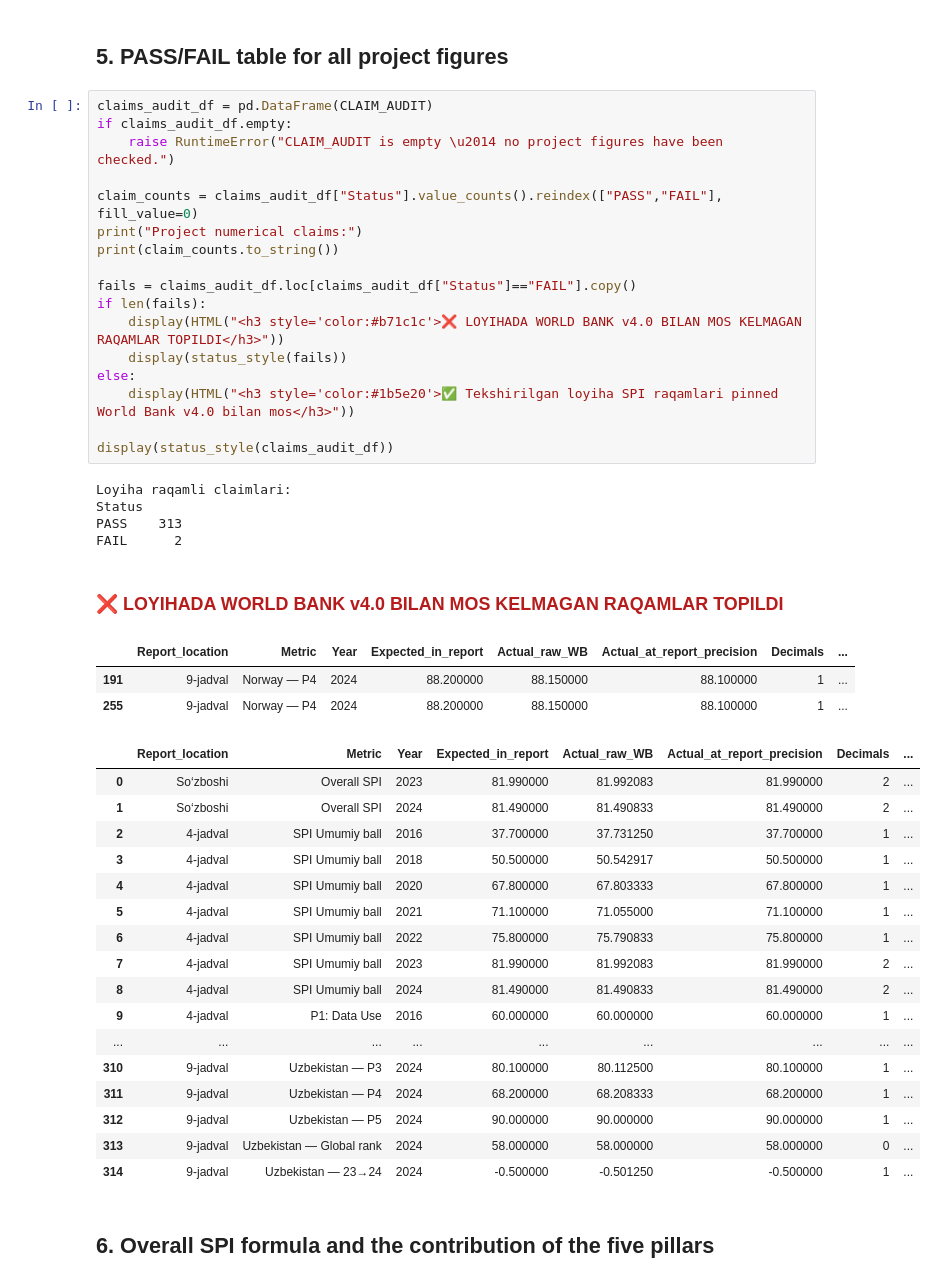
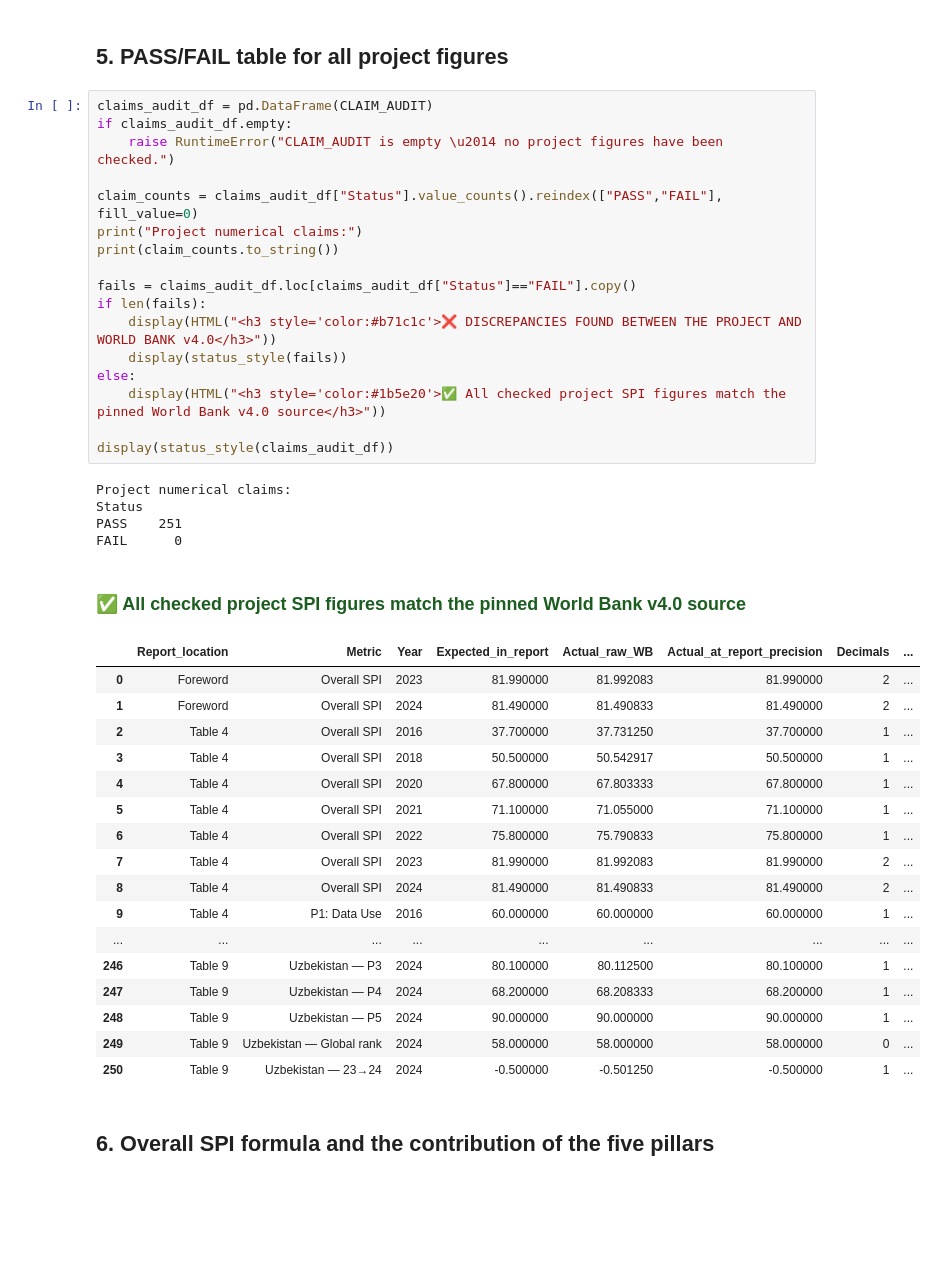
Before and after one commit to sanaqulov27-eng/Uzbekistan-SPI-verification, a Jupyter notebook: UZBEKISTAN SPI v4 0 VERIFICATION.ipynb, the cells around one changed output. Saved outputs shown, nothing was run; the diff lists cells and outputs as text; blank space fills up the shorter version.

```diff
--- a/UZBEKISTAN SPI v4 0 VERIFICATION.ipynb
+++ b/UZBEKISTAN SPI v4 0 VERIFICATION.ipynb
@@ -764,46 +766,43 @@ display(international_table.round(4))
 # %%
 claims_audit_df = pd.DataFrame(CLAIM_AUDIT)
 if claims_audit_df.empty:
     raise RuntimeError("CLAIM_AUDIT is empty \u2014 no project figures have been checked.")
 
 claim_counts = claims_audit_df["Status"].value_counts().reindex(["PASS","FAIL"], fill_value=0)
 print("Project numerical claims:")
 print(claim_counts.to_string())
 
 fails = claims_audit_df.loc[claims_audit_df["Status"]=="FAIL"].copy()
 if len(fails):
-    display(HTML("<h3 style='color:#b71c1c'>❌ LOYIHADA WORLD BANK v4.0 BILAN MOS KELMAGAN RAQAMLAR TOPILDI</h3>"))
+    display(HTML("<h3 style='color:#b71c1c'>❌ DISCREPANCIES FOUND BETWEEN THE PROJECT AND WORLD BANK v4.0</h3>"))
     display(status_style(fails))
 else:
-    display(HTML("<h3 style='color:#1b5e20'>✅ Tekshirilgan loyiha SPI raqamlari pinned World Bank v4.0 bilan mos</h3>"))
+    display(HTML("<h3 style='color:#1b5e20'>✅ All checked project SPI figures match the pinned World Bank v4.0 source</h3>"))
 
 display(status_style(claims_audit_df))
 # %% [output]
-Loyiha raqamli claimlari:
+Project numerical claims:
 Status
-PASS    313
-FAIL      2
+PASS    251
+FAIL      0
-❌ LOYIHADA WORLD BANK v4.0 BILAN MOS KELMAGAN RAQAMLAR TOPILDI
+✅ All checked project SPI figures match the pinned World Bank v4.0 source
 |  | Report_location | Metric | Year | Expected_in_report | Actual_raw_WB | Actual_at_report_precision | Decimals | ... |
-| 191 | 9-jadval | Norway — P4 | 2024 | 88.200000 | 88.150000 | 88.100000 | 1 | ... |
-| 255 | 9-jadval | Norway — P4 | 2024 | 88.200000 | 88.150000 | 88.100000 | 1 | ... |
+| 0 | Foreword | Overall SPI | 2023 | 81.990000 | 81.992083 | 81.990000 | 2 | ... |
+| 1 | Foreword | Overall SPI | 2024 | 81.490000 | 81.490833 | 81.490000 | 2 | ... |
+| 2 | Table 4 | Overall SPI | 2016 | 37.700000 | 37.731250 | 37.700000 | 1 | ... |
+| 3 | Table 4 | Overall SPI | 2018 | 50.500000 | 50.542917 | 50.500000 | 1 | ... |
+| 4 | Table 4 | Overall SPI | 2020 | 67.800000 | 67.803333 | 67.800000 | 1 | ... |
+| 5 | Table 4 | Overall SPI | 2021 | 71.100000 | 71.055000 | 71.100000 | 1 | ... |
+| 6 | Table 4 | Overall SPI | 2022 | 75.800000 | 75.790833 | 75.800000 | 1 | ... |
+| 7 | Table 4 | Overall SPI | 2023 | 81.990000 | 81.992083 | 81.990000 | 2 | ... |
+| 8 | Table 4 | Overall SPI | 2024 | 81.490000 | 81.490833 | 81.490000 | 2 | ... |
+| 9 | Table 4 | P1: Data Use | 2016 | 60.000000 | 60.000000 | 60.000000 | 1 | ... |
+| ... | ... | ... | ... | ... | ... | ... | ... | ... |
+| 246 | Table 9 | Uzbekistan — P3 | 2024 | 80.100000 | 80.112500 | 80.100000 | 1 | ... |
+| 247 | Table 9 | Uzbekistan — P4 | 2024 | 68.200000 | 68.208333 | 68.200000 | 1 | ... |
+| 248 | Table 9 | Uzbekistan — P5 | 2024 | 90.000000 | 90.000000 | 90.000000 | 1 | ... |
+| 249 | Table 9 | Uzbekistan — Global rank | 2024 | 58.000000 | 58.000000 | 58.000000 | 0 | ... |
+| 250 | Table 9 | Uzbekistan — 23→24 | 2024 | -0.500000 | -0.501250 | -0.500000 | 1 | ... |
-|  | Report_location | Metric | Year | Expected_in_report | Actual_raw_WB | Actual_at_report_precision | Decimals | ... |
-| 0 | So‘zboshi | Overall SPI | 2023 | 81.990000 | 81.992083 | 81.990000 | 2 | ... |
-| 1 | So‘zboshi | Overall SPI | 2024 | 81.490000 | 81.490833 | 81.490000 | 2 | ... |
-| 2 | 4-jadval | SPI Umumiy ball | 2016 | 37.700000 | 37.731250 | 37.700000 | 1 | ... |
-| 3 | 4-jadval | SPI Umumiy ball | 2018 | 50.500000 | 50.542917 | 50.500000 | 1 | ... |
-| 4 | 4-jadval | SPI Umumiy ball | 2020 | 67.800000 | 67.803333 | 67.800000 | 1 | ... |
-| 5 | 4-jadval | SPI Umumiy ball | 2021 | 71.100000 | 71.055000 | 71.100000 | 1 | ... |
-| 6 | 4-jadval | SPI Umumiy ball | 2022 | 75.800000 | 75.790833 | 75.800000 | 1 | ... |
-| 7 | 4-jadval | SPI Umumiy ball | 2023 | 81.990000 | 81.992083 | 81.990000 | 2 | ... |
-| 8 | 4-jadval | SPI Umumiy ball | 2024 | 81.490000 | 81.490833 | 81.490000 | 2 | ... |
-| 9 | 4-jadval | P1: Data Use | 2016 | 60.000000 | 60.000000 | 60.000000 | 1 | ... |
-| ... | ... | ... | ... | ... | ... | ... | ... | ... |
-| 310 | 9-jadval | Uzbekistan — P3 | 2024 | 80.100000 | 80.112500 | 80.100000 | 1 | ... |
-| 311 | 9-jadval | Uzbekistan — P4 | 2024 | 68.200000 | 68.208333 | 68.200000 | 1 | ... |
-| 312 | 9-jadval | Uzbekistan — P5 | 2024 | 90.000000 | 90.000000 | 90.000000 | 1 | ... |
-| 313 | 9-jadval | Uzbekistan — Global rank | 2024 | 58.000000 | 58.000000 | 58.000000 | 0 | ... |
-| 314 | 9-jadval | Uzbekistan — 23→24 | 2024 | -0.500000 | -0.501250 | -0.500000 | 1 | ... |
 # %% [markdown]
 ## 6. Overall SPI formula and the contribution of the five pillars
 # %%
```
Also changed, not shown: parts of 21 cells of this notebook.
